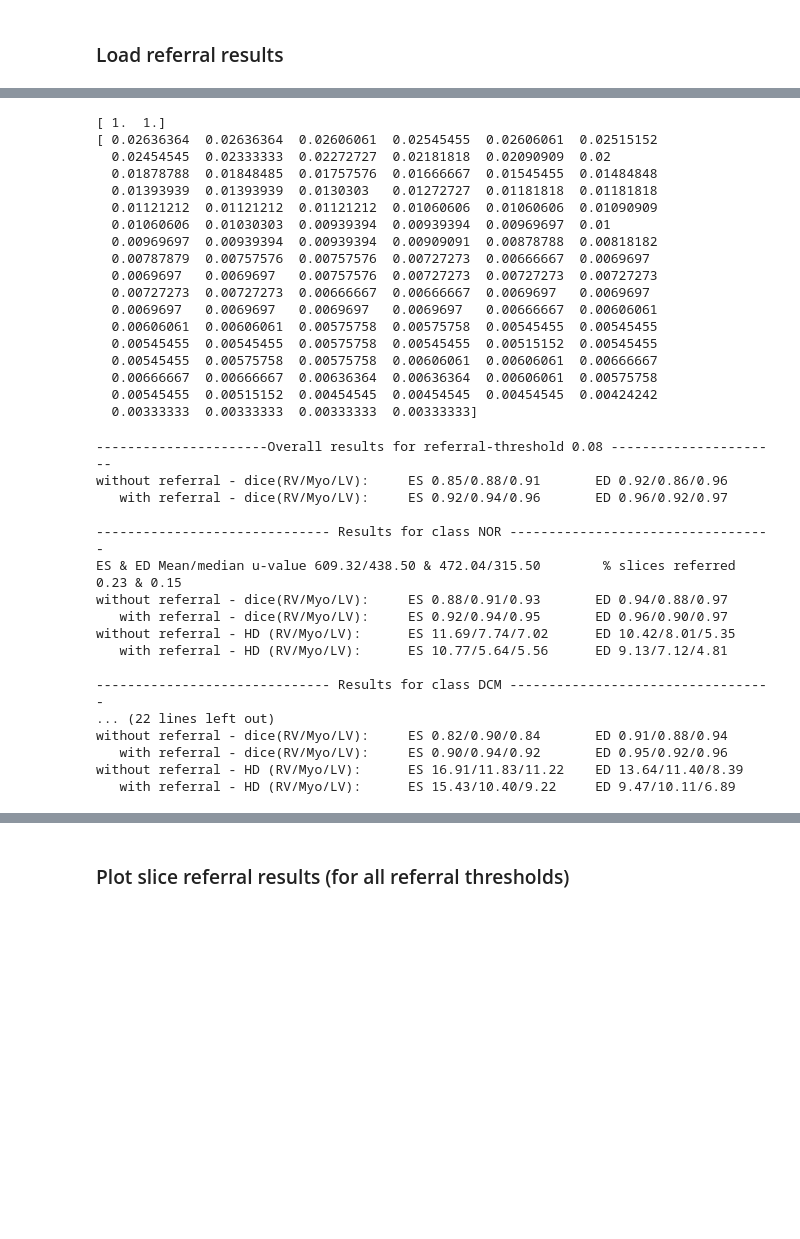
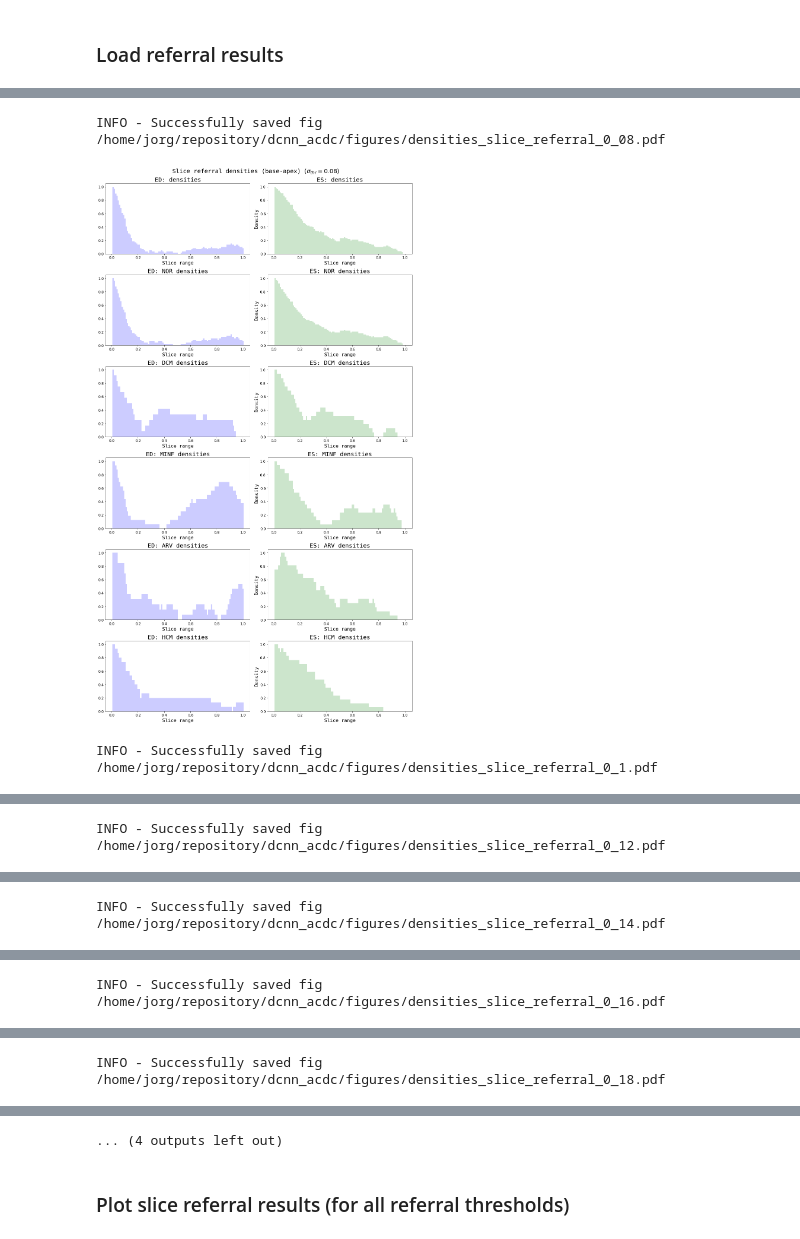
Before and after one commit to toologicbv/dcnn_acdc, a Jupyter notebook: notebooks/referral_test.ipynb, the cells around one changed output, grey strips where cells are left out. Cells and saved outputs as stored; diff of their text form; code cells hidden in the pictures; blank space fills up the shorter version.

```diff
--- a/notebooks/referral_test.ipynb
+++ b/notebooks/referral_test.ipynb
@@ -153,49 +156,14 @@ WARNING - referral positives-only=False
-# %%
-from utils.referral_results import rescale_slice_referral_histograms
-
-# print(ref_slice_results.patient_slices_referred[0.1])
-
-dens = rescale_slice_referral_histograms(ref_slice_results.patient_slices_referred,
-                                      referral_threshold=0.1)
-print(dens[0])
-# %% [output]
-[ 1.  1.]
-[ 0.02636364  0.02636364  0.02606061  0.02545455  0.02606061  0.02515152
-  0.02454545  0.02333333  0.02272727  0.02181818  0.02090909  0.02
-  0.01878788  0.01848485  0.01757576  0.01666667  0.01545455  0.01484848
-  0.01393939  0.01393939  0.0130303   0.01272727  0.01181818  0.01181818
-  0.01121212  0.01121212  0.01121212  0.01060606  0.01060606  0.01090909
-  0.01060606  0.01030303  0.00939394  0.00939394  0.00969697  0.01
-  0.00969697  0.00939394  0.00939394  0.00909091  0.00878788  0.00818182
-  0.00787879  0.00757576  0.00757576  0.00727273  0.00666667  0.0069697
-  0.0069697   0.0069697   0.00757576  0.00727273  0.00727273  0.00727273
-  0.00727273  0.00727273  0.00666667  0.00666667  0.0069697   0.0069697
-  0.0069697   0.0069697   0.0069697   0.0069697   0.00666667  0.00606061
-  0.00606061  0.00606061  0.00575758  0.00575758  0.00545455  0.00545455
-  0.00545455  0.00545455  0.00575758  0.00545455  0.00515152  0.00545455
-  0.00545455  0.00575758  0.00575758  0.00606061  0.00606061  0.00666667
-  0.00666667  0.00666667  0.00636364  0.00636364  0.00606061  0.00575758
-  0.00545455  0.00515152  0.00454545  0.00454545  0.00454545  0.00424242
-  0.00333333  0.00333333  0.00333333  0.00333333]
-# %%
-from plotting.referral_stats_plots import show_referral_results
-
-show_referral_results(ref_slice_results, referral_threshold=0.08, per_disease=True)
-# %% [output]
-----------------------Overall results for referral-threshold 0.08 ----------------------
-without referral - dice(RV/Myo/LV):     ES 0.85/0.88/0.91       ED 0.92/0.86/0.96
-   with referral - dice(RV/Myo/LV):     ES 0.92/0.94/0.96       ED 0.96/0.92/0.97
-
------------------------------- Results for class NOR ----------------------------------
-ES & ED Mean/median u-value 609.32/438.50 & 472.04/315.50        % slices referred 0.23 & 0.15
-without referral - dice(RV/Myo/LV):     ES 0.88/0.91/0.93       ED 0.94/0.88/0.97
-   with referral - dice(RV/Myo/LV):     ES 0.92/0.94/0.95       ED 0.96/0.90/0.97
-without referral - HD (RV/Myo/LV):      ES 11.69/7.74/7.02      ED 10.42/8.01/5.35
-   with referral - HD (RV/Myo/LV):      ES 10.77/5.64/5.56      ED 9.13/7.12/4.81
-
------------------------------- Results for class DCM ----------------------------------
-... (22 lines left out)
-without referral - dice(RV/Myo/LV):     ES 0.82/0.90/0.84       ED 0.91/0.88/0.94
-   with referral - dice(RV/Myo/LV):     ES 0.90/0.94/0.92       ED 0.95/0.92/0.96
-without referral - HD (RV/Myo/LV):      ES 16.91/11.83/11.22    ED 13.64/11.40/8.39
-   with referral - HD (RV/Myo/LV):      ES 15.43/10.40/9.22     ED 9.47/10.11/6.89
+# %%
+from plotting.referral_stats_plots import histogram_slice_referral
+
+referral_threshold = 0.22
+
+referral_thresholds = [0.08, 0.1, 0.12, 0.14, 0.16, 0.18, 0.2, 0.22]
+
+for referral_threshold in referral_thresholds:
+    histogram_slice_referral(ref_slice_results, referral_threshold, do_save=True, width=16,
+                             do_show=True, plot_title="Slice referral densities (base-apex)", max_scale=100.)
+# %% [output]
+INFO - Successfully saved fig /home/jorg/repository/dcnn_acdc/figures/densities_slice_referral_0_08.pdf
+[figure, added]
+INFO - Successfully saved fig /home/jorg/repository/dcnn_acdc/figures/densities_slice_referral_0_1.pdf
@@ -201,0 +171 @@ without referral - HD (RV/Myo/LV):      ES 16.91/11.83/11.22    ED 13.64/11.40/8
+INFO - Successfully saved fig /home/jorg/repository/dcnn_acdc/figures/densities_slice_referral_0_12.pdf
@@ -201,0 +173 @@ without referral - HD (RV/Myo/LV):      ES 16.91/11.83/11.22    ED 13.64/11.40/8
+INFO - Successfully saved fig /home/jorg/repository/dcnn_acdc/figures/densities_slice_referral_0_14.pdf
@@ -201,0 +175 @@ without referral - HD (RV/Myo/LV):      ES 16.91/11.83/11.22    ED 13.64/11.40/8
+INFO - Successfully saved fig /home/jorg/repository/dcnn_acdc/figures/densities_slice_referral_0_16.pdf
@@ -201,0 +177 @@ without referral - HD (RV/Myo/LV):      ES 16.91/11.83/11.22    ED 13.64/11.40/8
+INFO - Successfully saved fig /home/jorg/repository/dcnn_acdc/figures/densities_slice_referral_0_18.pdf
@@ -201,0 +179 @@ without referral - HD (RV/Myo/LV):      ES 16.91/11.83/11.22    ED 13.64/11.40/8
+... (4 outputs left out)
```
Also changed, not shown: parts of 11 cells of this notebook, 8 other files.
